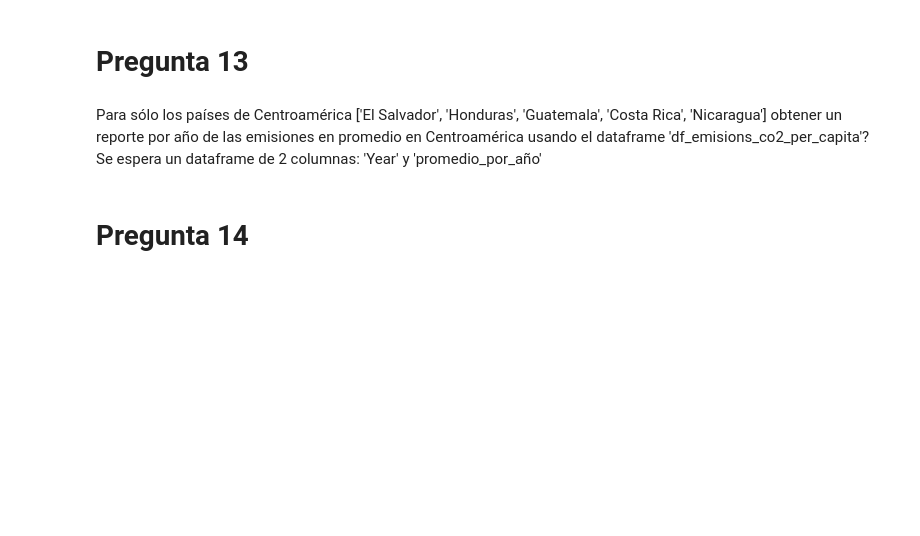
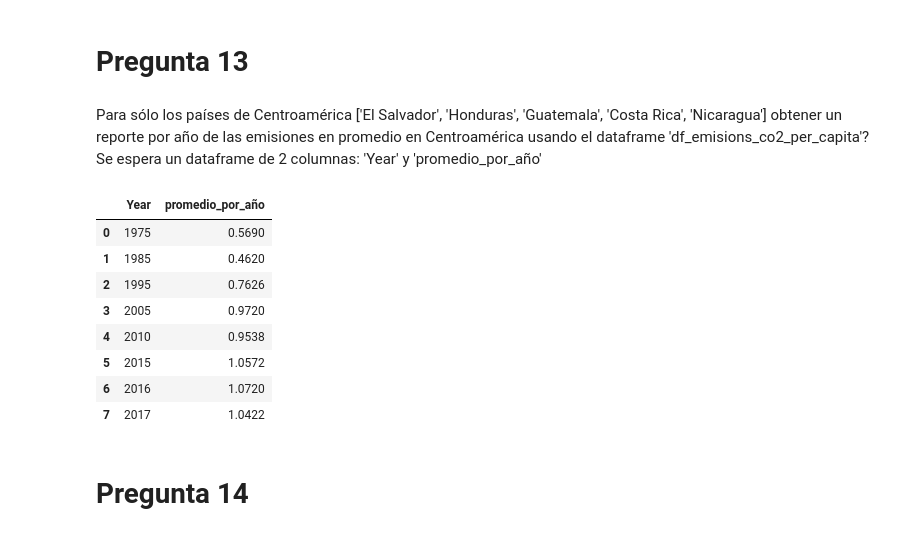
Before and after one commit to JaneAndrey777/Jane_Mendez_Proyecto_Final.ipynb, a Jupyter notebook: Análisis Caso Final.v2.ipynb, the cells around one changed output. Drawn from its saved outputs; the diff is of its cells as text; code cells hidden in the pictures; blank space fills up the shorter version.

```diff
--- a/Análisis Caso Final.v2.ipynb
+++ b/Análisis Caso Final.v2.ipynb
@@ -124,6 +212,21 @@ Para sólo los países de Centroamérica ['El Salvador', 'Honduras', 'Guatemala'
 Se espera un dataframe de 2 columnas: 'Year' y 'promedio_por_año'
 # %%
 # Coloque el código que responda a la pregunta aqui exactamente lo que se pregunta
+
+df13 = df_emisions_co2_per_capita[df_emisions_co2_per_capita['Country'].isin(ca)]
+df13_result = df13.groupby('Year')['Value'].mean().reset_index(name='promedio_por_año')
+
+df13_result
+# %% [output]
+|  | Year | promedio_por_año |
+| 0 | 1975 | 0.5690 |
+| 1 | 1985 | 0.4620 |
+| 2 | 1995 | 0.7626 |
+| 3 | 2005 | 0.9720 |
+| 4 | 2010 | 0.9538 |
+| 5 | 2015 | 1.0572 |
+| 6 | 2016 | 1.0720 |
+| 7 | 2017 | 1.0422 |
 # %% [markdown]
 # Pregunta 14
 # %% [markdown]
```
Also changed, not shown: parts of 17 cells of this notebook.
